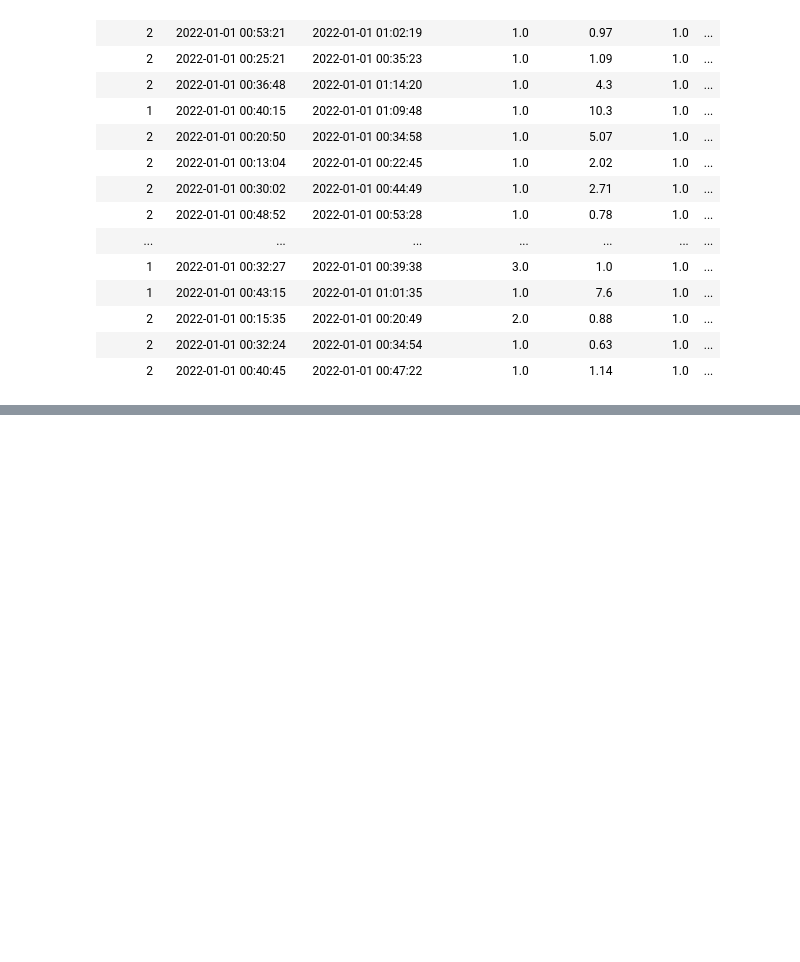
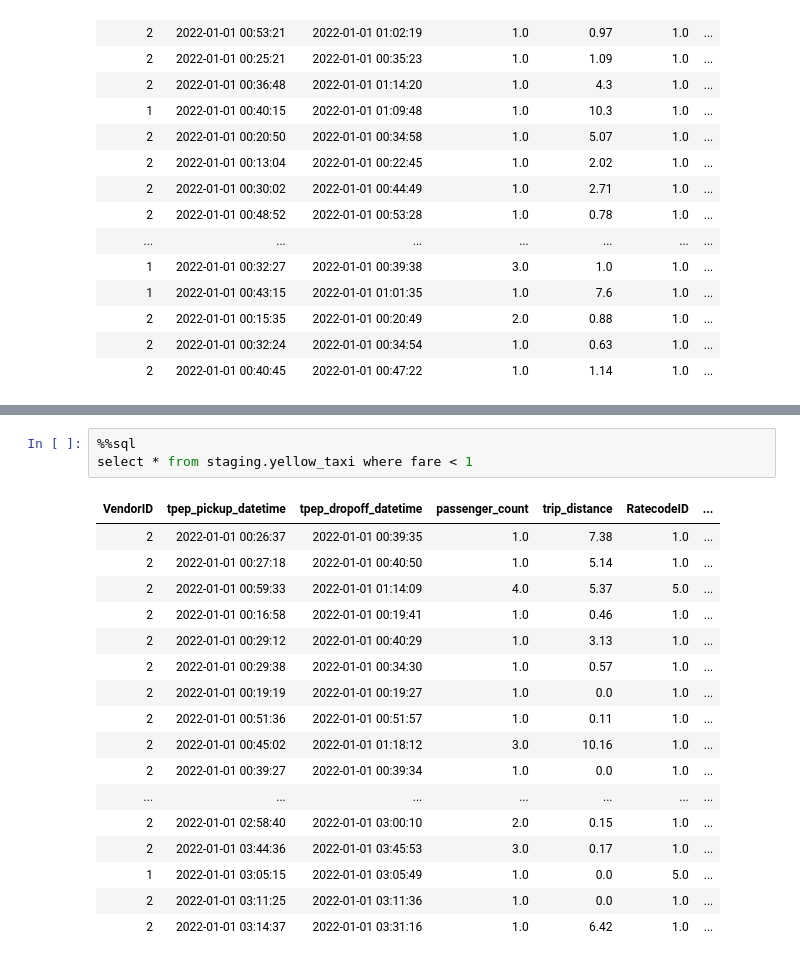
Before and after one commit to uncledata/spark_workshop, a Jupyter notebook: Spark_Workshop/03. Iceberg and Spark/01_Getting_started.ipynb, the cells around one changed output, grey strips where cells are left out. Cells and saved outputs as stored; diff of their text form; blank space fills up the shorter version.

```diff
--- a/Spark_Workshop/03. Iceberg and Spark/01_Getting_started.ipynb
+++ b/Spark_Workshop/03. Iceberg and Spark/01_Getting_started.ipynb
@@ -207,0 +329,21 @@ staging/yellow_taxi/metadata/snap-988074196730750305-1-bbb4c179-86f7-4660-9d55-8
+# %%
+%%sql
+select * from staging.yellow_taxi where fare < 1
+# %% [output]
+| VendorID | tpep_pickup_datetime | tpep_dropoff_datetime | passenger_count | trip_distance | RatecodeID | ... |
+| 2 | 2022-01-01 00:26:37 | 2022-01-01 00:39:35 | 1.0 | 7.38 | 1.0 | ... |
+| 2 | 2022-01-01 00:27:18 | 2022-01-01 00:40:50 | 1.0 | 5.14 | 1.0 | ... |
+| 2 | 2022-01-01 00:59:33 | 2022-01-01 01:14:09 | 4.0 | 5.37 | 5.0 | ... |
+| 2 | 2022-01-01 00:16:58 | 2022-01-01 00:19:41 | 1.0 | 0.46 | 1.0 | ... |
+| 2 | 2022-01-01 00:29:12 | 2022-01-01 00:40:29 | 1.0 | 3.13 | 1.0 | ... |
+| 2 | 2022-01-01 00:29:38 | 2022-01-01 00:34:30 | 1.0 | 0.57 | 1.0 | ... |
+| 2 | 2022-01-01 00:19:19 | 2022-01-01 00:19:27 | 1.0 | 0.0 | 1.0 | ... |
+| 2 | 2022-01-01 00:51:36 | 2022-01-01 00:51:57 | 1.0 | 0.11 | 1.0 | ... |
+| 2 | 2022-01-01 00:45:02 | 2022-01-01 01:18:12 | 3.0 | 10.16 | 1.0 | ... |
+| 2 | 2022-01-01 00:39:27 | 2022-01-01 00:39:34 | 1.0 | 0.0 | 1.0 | ... |
+| ... | ... | ... | ... | ... | ... | ... |
+| 2 | 2022-01-01 02:58:40 | 2022-01-01 03:00:10 | 2.0 | 0.15 | 1.0 | ... |
+| 2 | 2022-01-01 03:44:36 | 2022-01-01 03:45:53 | 3.0 | 0.17 | 1.0 | ... |
+| 1 | 2022-01-01 03:05:15 | 2022-01-01 03:05:49 | 1.0 | 0.0 | 5.0 | ... |
+| 2 | 2022-01-01 03:11:25 | 2022-01-01 03:11:36 | 1.0 | 0.0 | 1.0 | ... |
+| 2 | 2022-01-01 03:14:37 | 2022-01-01 03:31:16 | 1.0 | 6.42 | 1.0 | ... |
```
Also changed, not shown: parts of 32 cells of this notebook, 2 other files.
